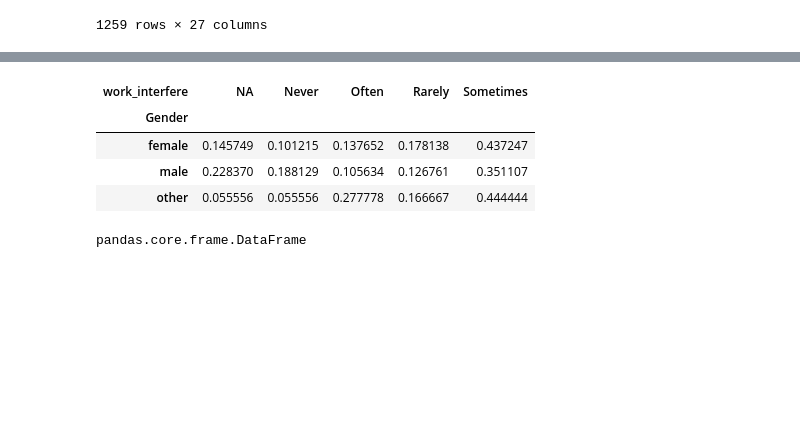
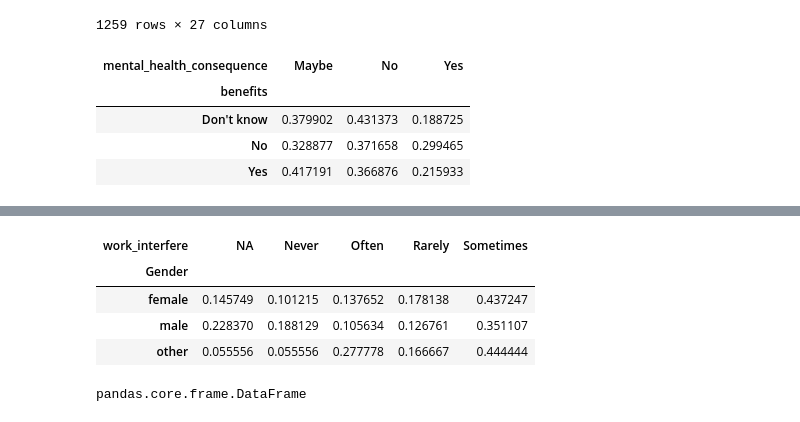
Before and after one commit to pearl6527/hackduke2021, a Jupyter notebook: scratch_paper.ipynb, the cells around one changed output, grey strips where cells are left out. Saved outputs shown, nothing was run; the diff lists cells and outputs as text; code cells hidden in the pictures; blank space fills up the shorter version.

```diff
--- a/scratch_paper.ipynb
+++ b/scratch_paper.ipynb
@@ -22,3 +22,13 @@ data_2014
 1259 rows × 27 columns
 # %%
 data_2014["work_interfere"] = data_2014["work_interfere"].fillna("NA")
+# %%
+temp = data_2014[["benefits", "mental_health_consequence", "phys_health_consequence"]]
+# %%
+pd.crosstab(temp["benefits"], temp["mental_health_consequence"], normalize='index')
+# %% [output]
+| mental_health_consequence | Maybe | No | Yes |
+| benefits |  |  |  |
+| Don't know | 0.379902 | 0.431373 | 0.188725 |
+| No | 0.328877 | 0.371658 | 0.299465 |
+| Yes | 0.417191 | 0.366876 | 0.215933 |
```
Also changed, not shown: parts of 2 cells of this notebook, 1 other file.
